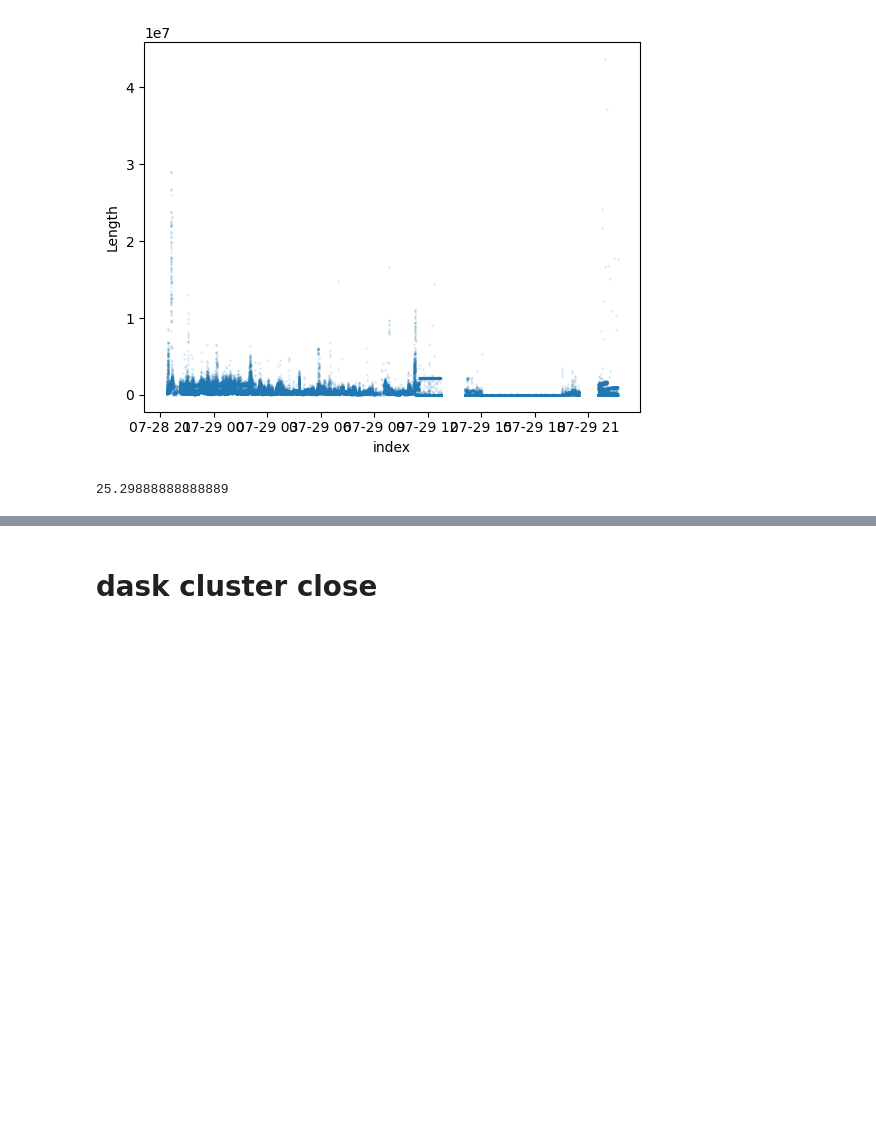
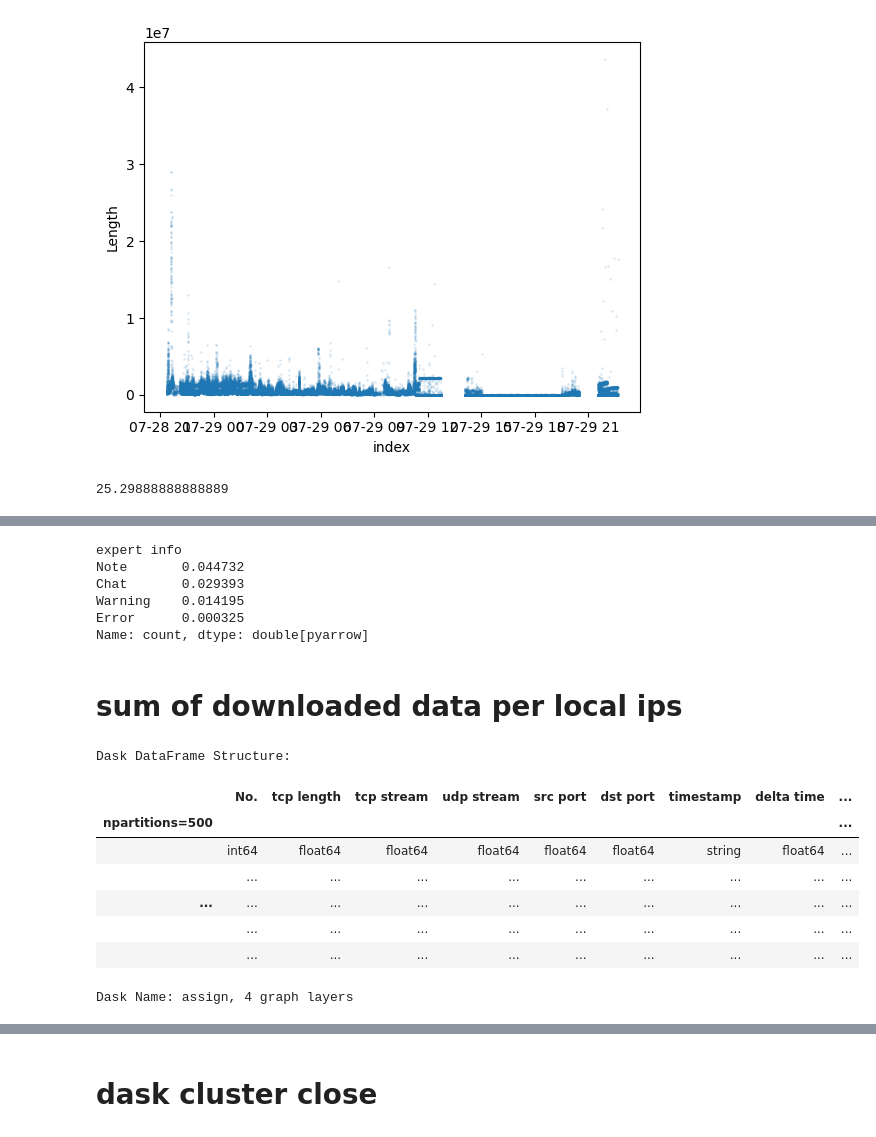
Before and after one commit to beac0n5/Jupyter-for-Everyone, a Jupyter notebook: module_08-working_with_big_data_using_dask/module_08.ipynb, the cells around one changed output, grey strips where cells are left out. Cells and saved outputs as stored; diff of their text form; code cells hidden in the pictures; blank space fills up the shorter version.

```diff
--- a/module_08-working_with_big_data_using_dask/module_08.ipynb
+++ b/module_08-working_with_big_data_using_dask/module_08.ipynb
@@ -503,0 +407,25 @@ df_unique_counts.shape
+# %%
+s_counts/all_packets_nr # share
+# %% [output]
+expert info
+Note       0.044732
+Chat       0.029393
+Warning    0.014195
+Error      0.000325
+Name: count, dtype: double[pyarrow]
+# %% [markdown]
+# sum of downloaded data per local ips
+# %%
+ddf['is_local_dest_ip'] = ddf['Destination'].str.startswith('192')
+ddf2 = ddf.loc[ddf['is_local_dest_ip'] == True,:]
+ddf
+# %% [output]
+Dask DataFrame Structure:
+|  | No. | tcp length | tcp stream | udp stream | src port | dst port | timestamp | delta time | ... |
+| npartitions=500 |  |  |  |  |  |  |  |  | ... |
+|  | int64 | float64 | float64 | float64 | float64 | float64 | string | float64 | ... |
+|  | ... | ... | ... | ... | ... | ... | ... | ... | ... |
+| ... | ... | ... | ... | ... | ... | ... | ... | ... | ... |
+|  | ... | ... | ... | ... | ... | ... | ... | ... | ... |
+|  | ... | ... | ... | ... | ... | ... | ... | ... | ... |
+Dask Name: assign, 4 graph layers
```
Also changed, not shown: parts of 55 cells of this notebook, 2 other files.
